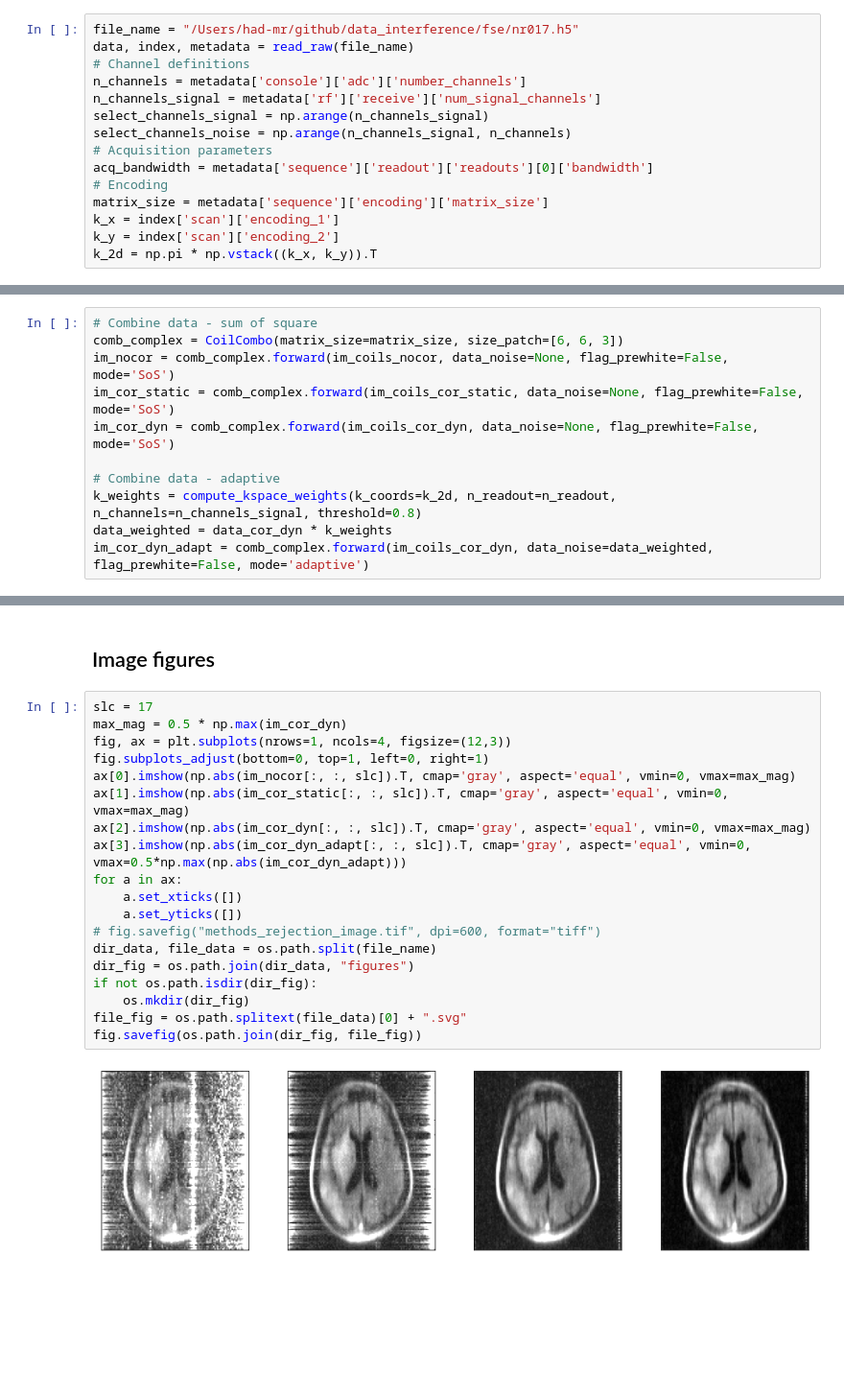
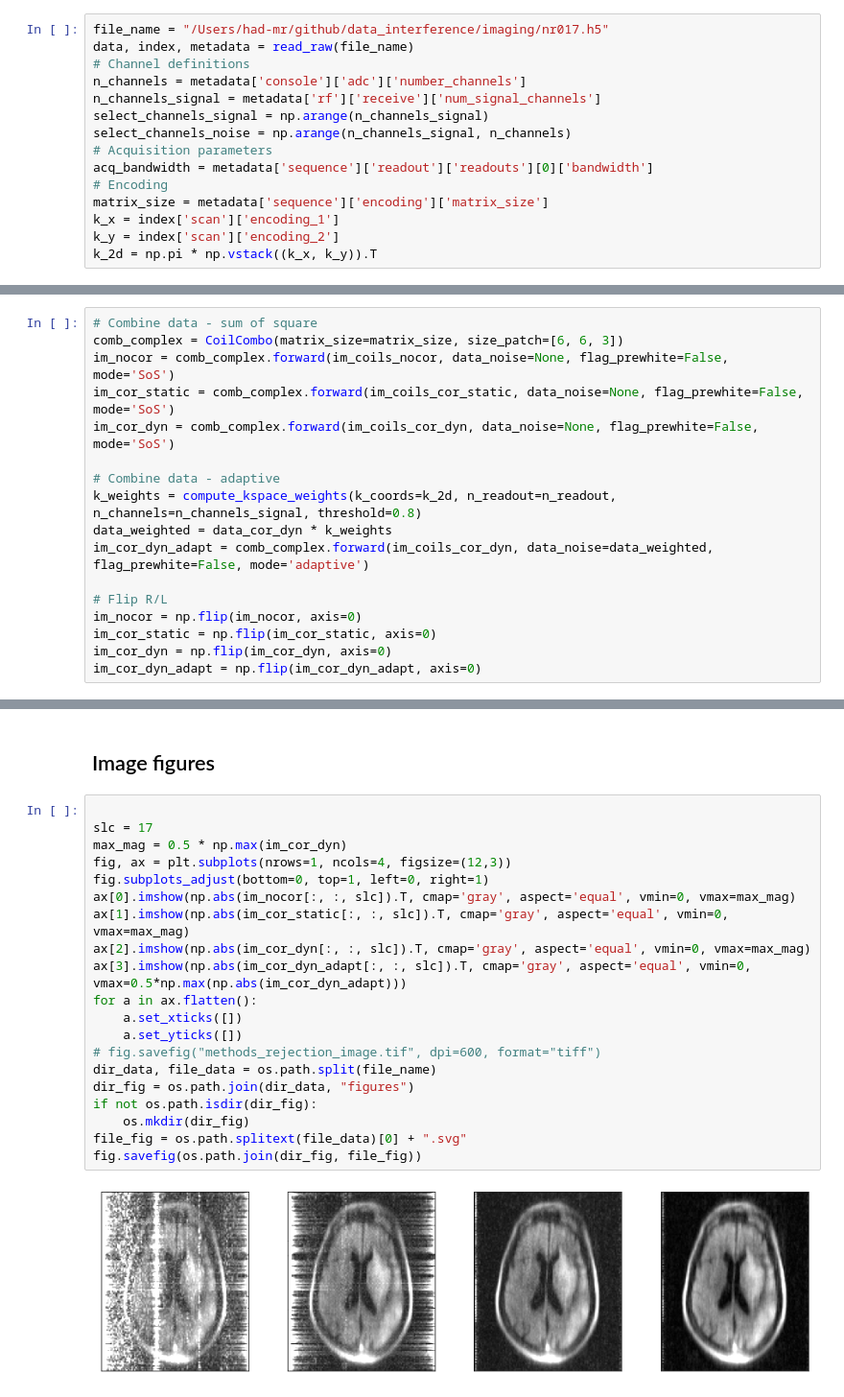
Before and after one commit to haddoc/mrir, a Jupyter notebook: notebooks/demo_imaging.ipynb, the cells around one changed output, grey strips where cells are left out. Shown at 96% size. Saved outputs shown, nothing was run; the diff lists cells and outputs as text; blank space fills up the shorter version.

```diff
--- a/notebooks/demo_imaging.ipynb
+++ b/notebooks/demo_imaging.ipynb
@@ -13,7 +13,7 @@ import matplotlib.pyplot as plt
 # %% [markdown]
 ## Data import
 # %%
-file_name = "/Users/had-mr/github/data_interference/fse/nr017.h5"
+file_name = "/Users/had-mr/github/data_interference/imaging/nr017.h5"
 data, index, metadata = read_raw(file_name)
 # Channel definitions
 n_channels = metadata['console']['adc']['number_channels']
@@ -120,29 +126,36 @@ im_cor_dyn = comb_complex.forward(im_coils_cor_dyn, data_noise=None, flag_prewhi
 k_weights = compute_kspace_weights(k_coords=k_2d, n_readout=n_readout, n_channels=n_channels_signal, threshold=0.8)
 data_weighted = data_cor_dyn * k_weights
 im_cor_dyn_adapt = comb_complex.forward(im_coils_cor_dyn, data_noise=data_weighted, flag_prewhite=False, mode='adaptive')
+
+# Flip R/L
+im_nocor = np.flip(im_nocor, axis=0)
+im_cor_static = np.flip(im_cor_static, axis=0)
+im_cor_dyn = np.flip(im_cor_dyn, axis=0)
+im_cor_dyn_adapt = np.flip(im_cor_dyn_adapt, axis=0)
 # %% [output]
 Interpolate dimension 0 from 112 to 114
 Interpolate dimension 1 from 136 to 138
 # %% [markdown]
 ## Image figures
 # %%
+
 slc = 17
 max_mag = 0.5 * np.max(im_cor_dyn)
 fig, ax = plt.subplots(nrows=1, ncols=4, figsize=(12,3))
 fig.subplots_adjust(bottom=0, top=1, left=0, right=1)
 ax[0].imshow(np.abs(im_nocor[:, :, slc]).T, cmap='gray', aspect='equal', vmin=0, vmax=max_mag)
 ax[1].imshow(np.abs(im_cor_static[:, :, slc]).T, cmap='gray', aspect='equal', vmin=0, vmax=max_mag)
 ax[2].imshow(np.abs(im_cor_dyn[:, :, slc]).T, cmap='gray', aspect='equal', vmin=0, vmax=max_mag)
 ax[3].imshow(np.abs(im_cor_dyn_adapt[:, :, slc]).T, cmap='gray', aspect='equal', vmin=0, vmax=0.5*np.max(np.abs(im_cor_dyn_adapt)))
-for a in ax:
+for a in ax.flatten():
     a.set_xticks([])
     a.set_yticks([])
 # fig.savefig("methods_rejection_image.tif", dpi=600, format="tiff")
 dir_data, file_data = os.path.split(file_name)
 dir_fig = os.path.join(dir_data, "figures")
 if not os.path.isdir(dir_fig):
     os.mkdir(dir_fig)
 file_fig = os.path.splitext(file_data)[0] + ".svg"
 fig.savefig(os.path.join(dir_fig, file_fig))
 # %% [output]
-[figure, old version]
+[figure, new version]
```
Also changed, not shown: parts of 2 cells of this notebook, 2 other files.
